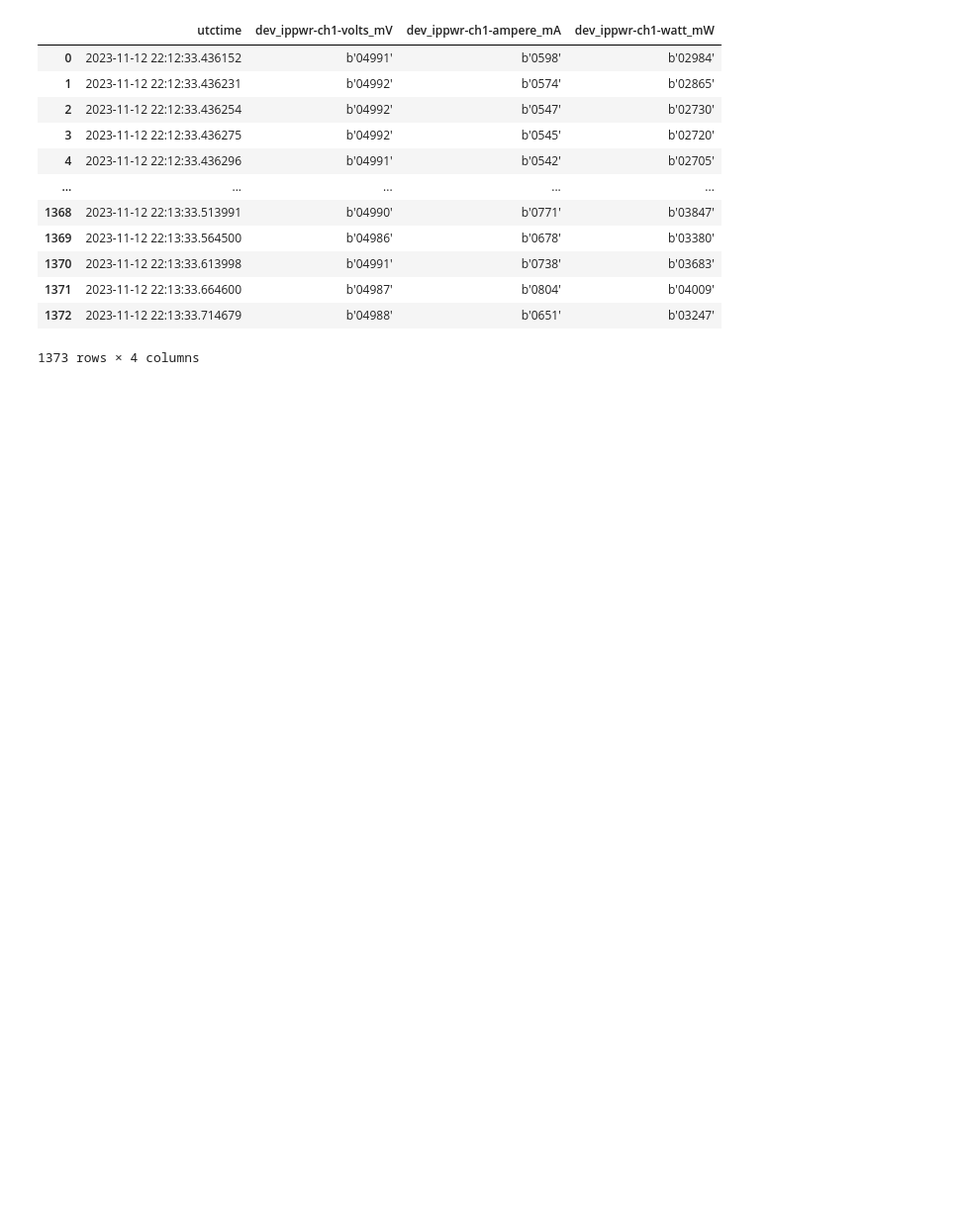
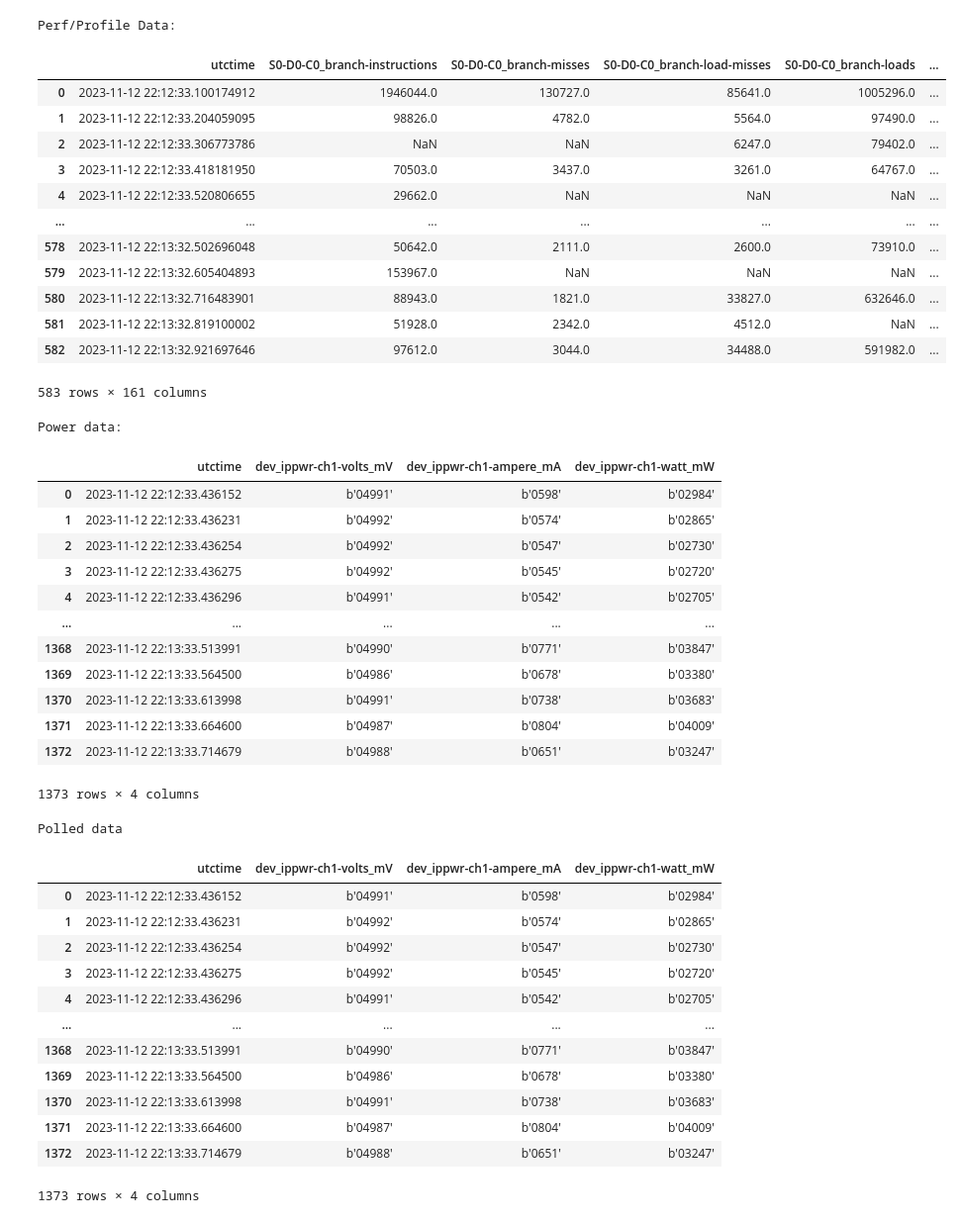
Before and after one commit to vaisakh-sudheesh/E0240_ModSim-PowerMon, a Jupyter notebook: DataProcessor.ipynb, the cells around one changed output. Shown at 99% size. Drawn from its saved outputs; the diff is of its cells as text; code cells hidden in the pictures; blank space fills up the shorter version.

```diff
--- a/DataProcessor.ipynb
+++ b/DataProcessor.ipynb
@@ -10,37 +10,73 @@ in_data_polldata = os.path.join(data_dir,'IdleSleep-perf-1.polldata')
 # %%
 prof_df = pandas.read_csv(in_data_profcsv)
 
 power_df = pandas.read_csv(in_data_power)
 power_df.drop(['sm_mstime', 'localtime',
                'ps_ippwr-volts_mV', 'ps_ippwr-ampere_mA', 'ps_ippwr-watt_mW', 'ps_ippwr-status_b',
                'dev_ippwr-ch0-volts_mV', 'dev_ippwr-ch0-ampere_mA',	'dev_ippwr-ch0-watt_mW', 'dev_ippwr-ch0-status_b', 'dev_ippwr-ch0-interrupts',
                	'dev_ippwr-ch1-status_b', 'dev_ippwr-ch1-interrupts',
                 'crc8-2sc','crc8-xor'],
               axis=1,
               inplace=True)
 poll_df = pandas.read_csv(in_data_polldata)
 poll_df.drop( ['ts_local',
                'stat_cpuid', 'stat_user', 'stat_nice', 'stat_system', 'stat_idle', 'stat_iowait',
                'stat_irq', 'stat_softirq', 'stat_steal', 'stat_guest', 'stat_guest_nice'
                ],
             axis=1,
             inplace=True)
 
+print ('Perf/Profile Data:')
+display(prof_df)
+
+print ('Power data:')
 display(power_df)
+
+print('Polled data')
+display(power_df)
 # %% [output]
+Perf/Profile Data:
-|  | utctime | dev_ippwr-ch1-volts_mV | dev_ippwr-ch1-ampere_mA | dev_ippwr-ch1-watt_mW |
-| 0 | 2023-11-12 22:12:33.436152 | b'04991' | b'0598' | b'02984' |
-| 1 | 2023-11-12 22:12:33.436231 | b'04992' | b'0574' | b'02865' |
-| 2 | 2023-11-12 22:12:33.436254 | b'04992' | b'0547' | b'02730' |
-| 3 | 2023-11-12 22:12:33.436275 | b'04992' | b'0545' | b'02720' |
-| 4 | 2023-11-12 22:12:33.436296 | b'04991' | b'0542' | b'02705' |
-| ... | ... | ... | ... | ... |
-| 1368 | 2023-11-12 22:13:33.513991 | b'04990' | b'0771' | b'03847' |
-| 1369 | 2023-11-12 22:13:33.564500 | b'04986' | b'0678' | b'03380' |
-| 1370 | 2023-11-12 22:13:33.613998 | b'04991' | b'0738' | b'03683' |
-| 1371 | 2023-11-12 22:13:33.664600 | b'04987' | b'0804' | b'04009' |
-| 1372 | 2023-11-12 22:13:33.714679 | b'04988' | b'0651' | b'03247' |
+|  | utctime | S0-D0-C0_branch-instructions | S0-D0-C0_branch-misses | S0-D0-C0_branch-load-misses | S0-D0-C0_branch-loads | ... |
+| 0 | 2023-11-12 22:12:33.100174912 | 1946044.0 | 130727.0 | 85641.0 | 1005296.0 | ... |
+| 1 | 2023-11-12 22:12:33.204059095 | 98826.0 | 4782.0 | 5564.0 | 97490.0 | ... |
+| 2 | 2023-11-12 22:12:33.306773786 | NaN | NaN | 6247.0 | 79402.0 | ... |
+| 3 | 2023-11-12 22:12:33.418181950 | 70503.0 | 3437.0 | 3261.0 | 64767.0 | ... |
+| 4 | 2023-11-12 22:12:33.520806655 | 29662.0 | NaN | NaN | NaN | ... |
+| ... | ... | ... | ... | ... | ... | ... |
+| 578 | 2023-11-12 22:13:32.502696048 | 50642.0 | 2111.0 | 2600.0 | 73910.0 | ... |
+| 579 | 2023-11-12 22:13:32.605404893 | 153967.0 | NaN | NaN | NaN | ... |
+| 580 | 2023-11-12 22:13:32.716483901 | 88943.0 | 1821.0 | 33827.0 | 632646.0 | ... |
+| 581 | 2023-11-12 22:13:32.819100002 | 51928.0 | 2342.0 | 4512.0 | NaN | ... |
+| 582 | 2023-11-12 22:13:32.921697646 | 97612.0 | 3044.0 | 34488.0 | 591982.0 | ... |
-1373 rows × 4 columns
+583 rows × 161 columns
+Power data:
+|  | utctime | dev_ippwr-ch1-volts_mV | dev_ippwr-ch1-ampere_mA | dev_ippwr-ch1-watt_mW |
+| 0 | 2023-11-12 22:12:33.436152 | b'04991' | b'0598' | b'02984' |
+| 1 | 2023-11-12 22:12:33.436231 | b'04992' | b'0574' | b'02865' |
+| 2 | 2023-11-12 22:12:33.436254 | b'04992' | b'0547' | b'02730' |
+| 3 | 2023-11-12 22:12:33.436275 | b'04992' | b'0545' | b'02720' |
+| 4 | 2023-11-12 22:12:33.436296 | b'04991' | b'0542' | b'02705' |
+| ... | ... | ... | ... | ... |
+| 1368 | 2023-11-12 22:13:33.513991 | b'04990' | b'0771' | b'03847' |
+| 1369 | 2023-11-12 22:13:33.564500 | b'04986' | b'0678' | b'03380' |
+| 1370 | 2023-11-12 22:13:33.613998 | b'04991' | b'0738' | b'03683' |
+| 1371 | 2023-11-12 22:13:33.664600 | b'04987' | b'0804' | b'04009' |
+| 1372 | 2023-11-12 22:13:33.714679 | b'04988' | b'0651' | b'03247' |
+1373 rows × 4 columns
+Polled data
+|  | utctime | dev_ippwr-ch1-volts_mV | dev_ippwr-ch1-ampere_mA | dev_ippwr-ch1-watt_mW |
+| 0 | 2023-11-12 22:12:33.436152 | b'04991' | b'0598' | b'02984' |
+| 1 | 2023-11-12 22:12:33.436231 | b'04992' | b'0574' | b'02865' |
+| 2 | 2023-11-12 22:12:33.436254 | b'04992' | b'0547' | b'02730' |
+| 3 | 2023-11-12 22:12:33.436275 | b'04992' | b'0545' | b'02720' |
+| 4 | 2023-11-12 22:12:33.436296 | b'04991' | b'0542' | b'02705' |
+| ... | ... | ... | ... | ... |
+| 1368 | 2023-11-12 22:13:33.513991 | b'04990' | b'0771' | b'03847' |
+| 1369 | 2023-11-12 22:13:33.564500 | b'04986' | b'0678' | b'03380' |
+| 1370 | 2023-11-12 22:13:33.613998 | b'04991' | b'0738' | b'03683' |
+| 1371 | 2023-11-12 22:13:33.664600 | b'04987' | b'0804' | b'04009' |
+| 1372 | 2023-11-12 22:13:33.714679 | b'04988' | b'0651' | b'03247' |
+1373 rows × 4 columns
 # %%
 prof_df["utctime"] = pandas.to_datetime(prof_df['utctime'])
 prof_df.index = prof_df["utctime"]
```
Also changed, not shown: parts of 1 cell of this notebook.
